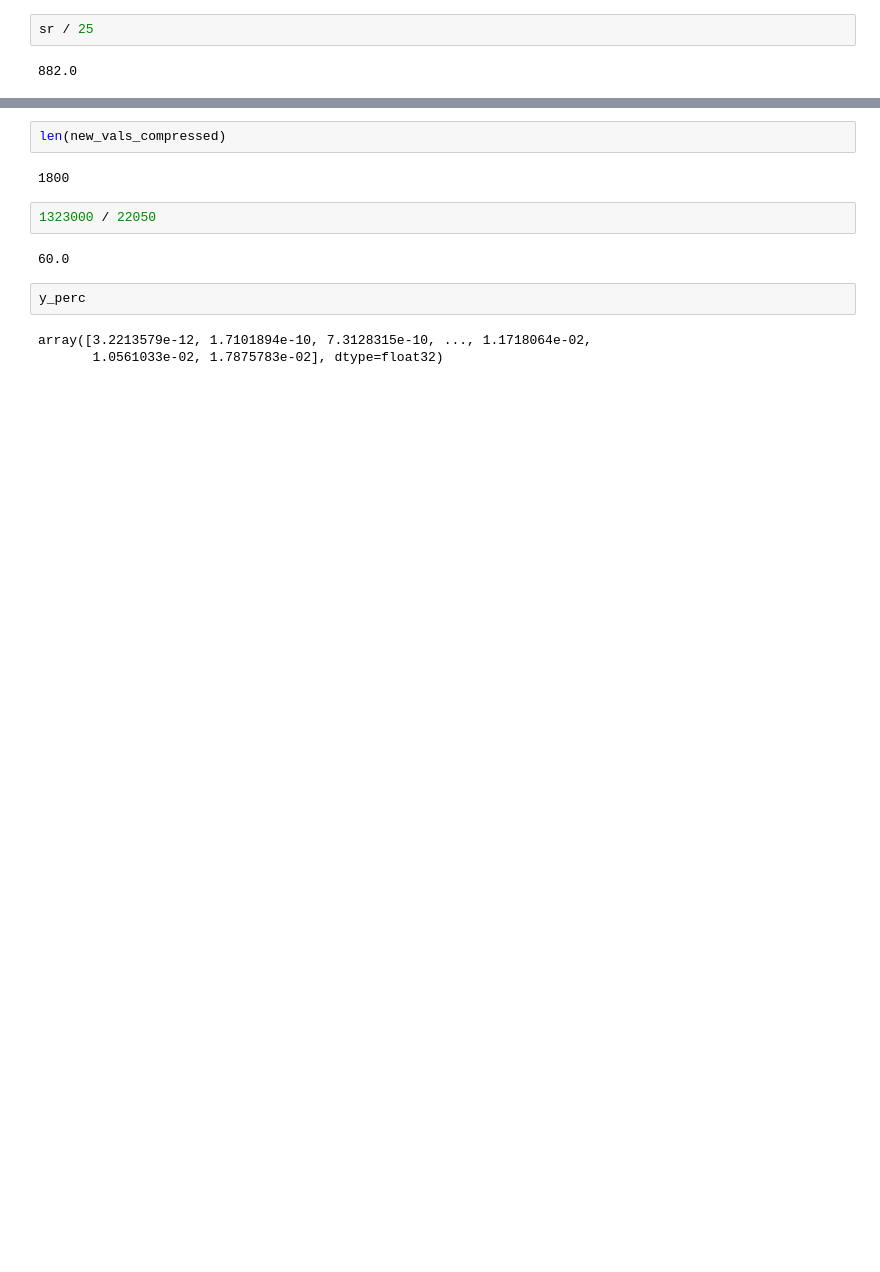
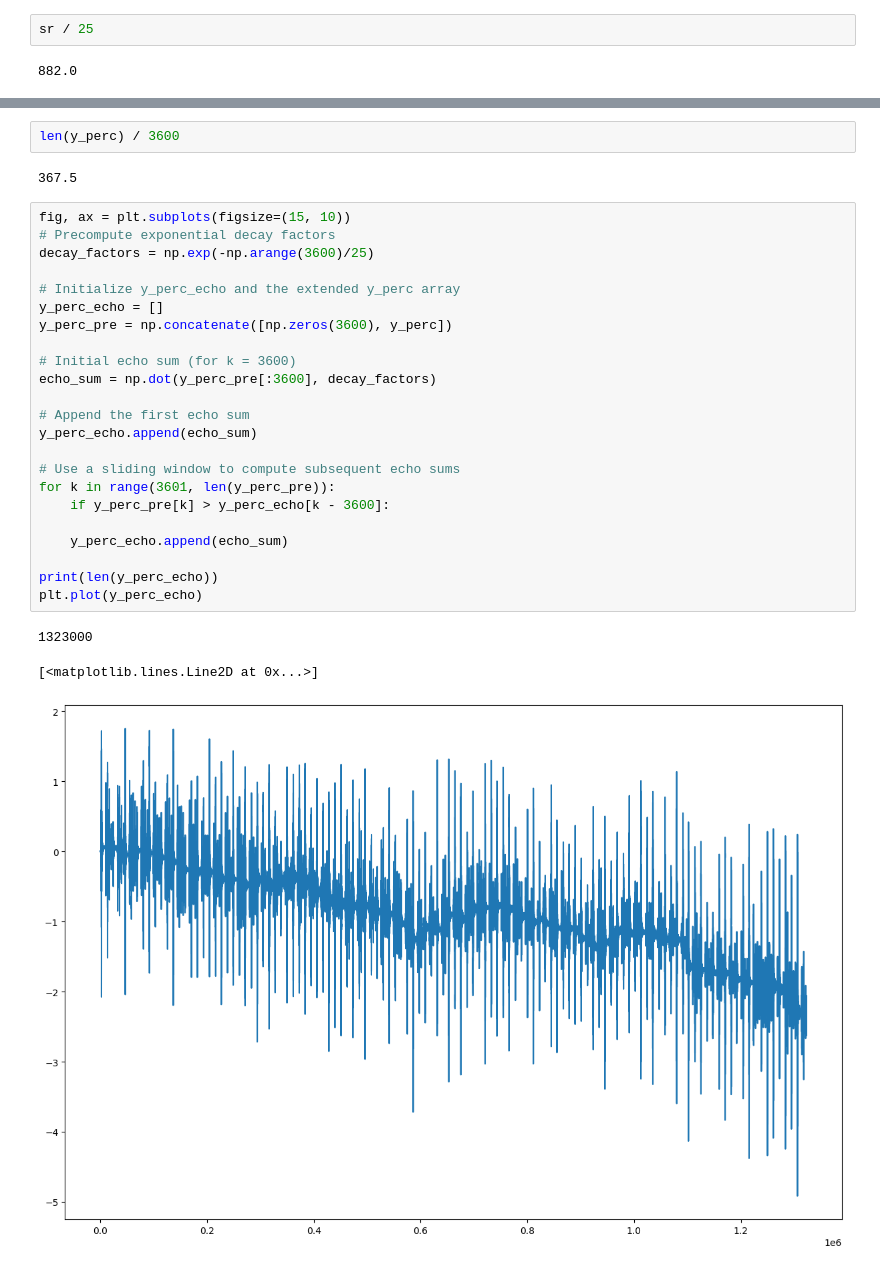
Before and after one commit to myprogrammerpersonality/RhythmMusicVisualizer, a Jupyter notebook: exp/main.ipynb, the cells around one changed output, grey strips where cells are left out. Cells and saved outputs as stored; diff of their text form; blank space fills up the shorter version.

```diff
--- a/exp/main.ipynb
+++ b/exp/main.ipynb
@@ -121,13 +53,31 @@ plt.plot(new_vals_compressed)
-# %%
-len(new_vals_compressed)
-# %% [output]
-1800
-# %%
-1323000 / 22050
-# %% [output]
-60.0
-# %%
-y_perc
-# %% [output]
-array([3.2213579e-12, 1.7101894e-10, 7.3128315e-10, ..., 1.1718064e-02,
-       1.0561033e-02, 1.7875783e-02], dtype=float32)
+# %%
+len(y_perc) / 3600
+# %% [output]
+367.5
+# %%
+fig, ax = plt.subplots(figsize=(15, 10))
+# Precompute exponential decay factors
+decay_factors = np.exp(-np.arange(3600)/25)
+
+# Initialize y_perc_echo and the extended y_perc array
+y_perc_echo = []
+y_perc_pre = np.concatenate([np.zeros(3600), y_perc])
+
+# Initial echo sum (for k = 3600)
+echo_sum = np.dot(y_perc_pre[:3600], decay_factors)
+
+# Append the first echo sum
+y_perc_echo.append(echo_sum)
+
+# Use a sliding window to compute subsequent echo sums
+for k in range(3601, len(y_perc_pre)):
+    if y_perc_pre[k] > y_perc_echo[k - 3600]:
+
+    y_perc_echo.append(echo_sum)
+
+print(len(y_perc_echo))
+plt.plot(y_perc_echo)
+# %% [output]
+1323000
+[<matplotlib.lines.Line2D at 0x...>]
+[figure, added]
```
Also changed, not shown: parts of 8 cells of this notebook, 2 other files.
